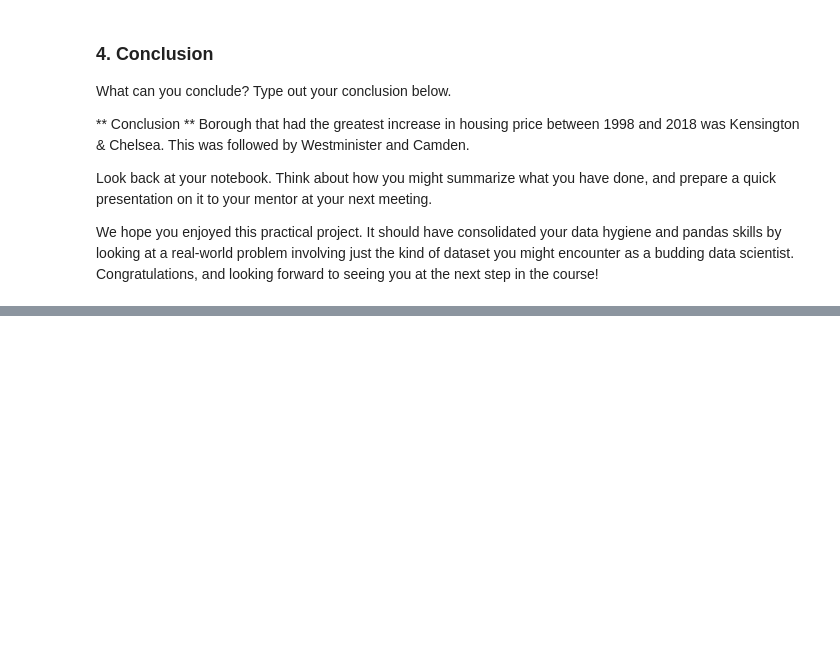
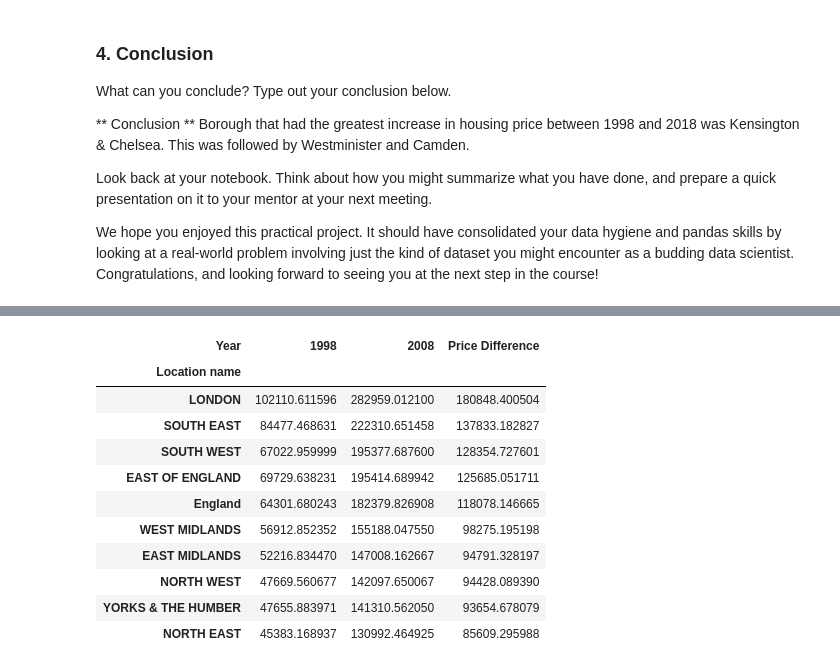
Before and after one commit to dsoundar12/Springboard, a Jupyter notebook: Unit 4 Challenge - Tier 3.ipynb, the cells around one changed output, grey strips where cells are left out. Drawn from its saved outputs; the diff is of its cells as text; code cells hidden in the pictures; blank space fills up the shorter version.

```diff
--- a/Unit 4 Challenge - Tier 3.ipynb
+++ b/Unit 4 Challenge - Tier 3.ipynb
@@ -694,0 +767,15 @@ We hope you enjoyed this practical project. It should have consolidated your dat
+# %%
+trun_table2.loc[engl].sort_values('Price Difference',ascending=False)
+# %% [output]
+| Year | 1998 | 2008 | Price Difference |
+| Location name |  |  |  |
+| LONDON | 102110.611596 | 282959.012100 | 180848.400504 |
+| SOUTH EAST | 84477.468631 | 222310.651458 | 137833.182827 |
+| SOUTH WEST | 67022.959999 | 195377.687600 | 128354.727601 |
+| EAST OF ENGLAND | 69729.638231 | 195414.689942 | 125685.051711 |
+| England | 64301.680243 | 182379.826908 | 118078.146665 |
+| WEST MIDLANDS | 56912.852352 | 155188.047550 | 98275.195198 |
+| EAST MIDLANDS | 52216.834470 | 147008.162667 | 94791.328197 |
+| NORTH WEST | 47669.560677 | 142097.650067 | 94428.089390 |
+| YORKS & THE HUMBER | 47655.883971 | 141310.562050 | 93654.678079 |
+| NORTH EAST | 45383.168937 | 130992.464925 | 85609.295988 |
```
Also changed, not shown: parts of 7 cells of this notebook.
